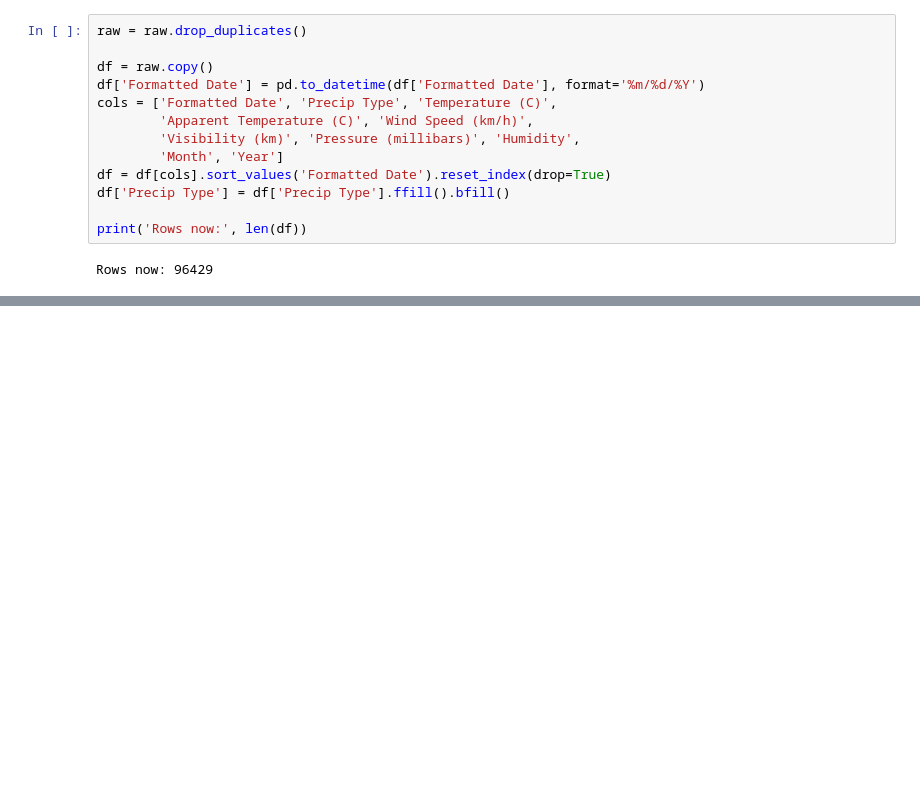
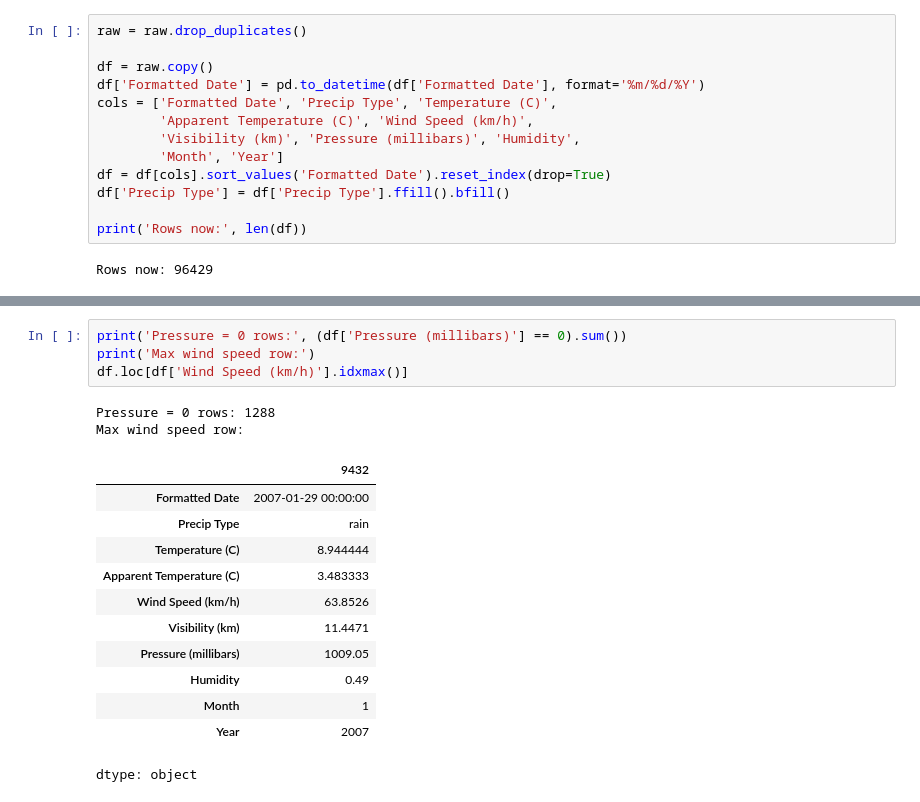
Before and after one commit to syeda-bisma05/weather-data-analysis, a Jupyter notebook: weather_analysis.ipynb, the cells around one changed output, grey strips where cells are left out. Cells and saved outputs as stored; diff of their text form; blank space fills up the shorter version.

```diff
--- a/weather_analysis.ipynb
+++ b/weather_analysis.ipynb
@@ -236,0 +289,19 @@ After removing the 24 exact duplicates, the dataset has 96,429 rows. No fully du
+# %%
+print('Pressure = 0 rows:', (df['Pressure (millibars)'] == 0).sum())
+print('Max wind speed row:')
+df.loc[df['Wind Speed (km/h)'].idxmax()]
+# %% [output]
+Pressure = 0 rows: 1288
+Max wind speed row:
+|  | 9432 |
+| Formatted Date | 2007-01-29 00:00:00 |
+| Precip Type | rain |
+| Temperature (C) | 8.944444 |
+| Apparent Temperature (C) | 3.483333 |
+| Wind Speed (km/h) | 63.8526 |
+| Visibility (km) | 11.4471 |
+| Pressure (millibars) | 1009.05 |
+| Humidity | 0.49 |
+| Month | 1 |
+| Year | 2007 |
+dtype: object
```
Also changed, not shown: parts of 14 cells of this notebook.
